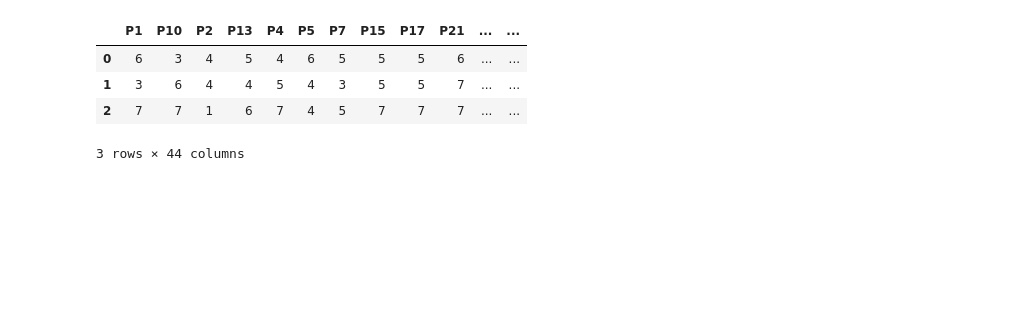
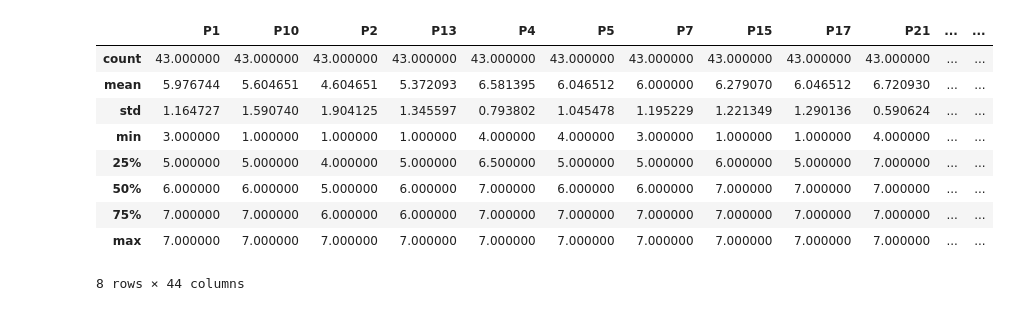
Before and after one commit to giseldo/artigo-autorregulacao, a Jupyter notebook: notebooks/estatistica descritiva assertivas.ipynb, the cells around one changed output. Cells and saved outputs as stored; diff of their text form; code cells hidden in the pictures; blank space fills up the shorter version.

```diff
--- a/notebooks/estatistica descritiva assertivas.ipynb
+++ b/notebooks/estatistica descritiva assertivas.ipynb
@@ -5,8 +13,13 @@ df = pd.read_csv('..\data\questionario_assertivas.csv', delimiter=';')
-# %%
-df.head(3)
-# %% [output]
-|  | P1 | P10 | P2 | P13 | P4 | P5 | P7 | P15 | P17 | P21 | ... | ... |
-| 0 | 6 | 3 | 4 | 5 | 4 | 6 | 5 | 5 | 5 | 6 | ... | ... |
-| 1 | 3 | 6 | 4 | 4 | 5 | 4 | 3 | 5 | 5 | 7 | ... | ... |
-| 2 | 7 | 7 | 1 | 6 | 7 | 4 | 5 | 7 | 7 | 7 | ... | ... |
-3 rows × 44 columns
+# %%
+df.describe()
+# %% [output]
+|  | P1 | P10 | P2 | P13 | P4 | P5 | P7 | P15 | P17 | P21 | ... | ... |
+| count | 43.000000 | 43.000000 | 43.000000 | 43.000000 | 43.000000 | 43.000000 | 43.000000 | 43.000000 | 43.000000 | 43.000000 | ... | ... |
+| mean | 5.976744 | 5.604651 | 4.604651 | 5.372093 | 6.581395 | 6.046512 | 6.000000 | 6.279070 | 6.046512 | 6.720930 | ... | ... |
+| std | 1.164727 | 1.590740 | 1.904125 | 1.345597 | 0.793802 | 1.045478 | 1.195229 | 1.221349 | 1.290136 | 0.590624 | ... | ... |
+| min | 3.000000 | 1.000000 | 1.000000 | 1.000000 | 4.000000 | 4.000000 | 3.000000 | 1.000000 | 1.000000 | 4.000000 | ... | ... |
+| 25% | 5.000000 | 5.000000 | 4.000000 | 5.000000 | 6.500000 | 5.000000 | 5.000000 | 6.000000 | 5.000000 | 7.000000 | ... | ... |
+| 50% | 6.000000 | 6.000000 | 5.000000 | 6.000000 | 7.000000 | 6.000000 | 6.000000 | 7.000000 | 7.000000 | 7.000000 | ... | ... |
+| 75% | 7.000000 | 7.000000 | 6.000000 | 6.000000 | 7.000000 | 7.000000 | 7.000000 | 7.000000 | 7.000000 | 7.000000 | ... | ... |
+| max | 7.000000 | 7.000000 | 7.000000 | 7.000000 | 7.000000 | 7.000000 | 7.000000 | 7.000000 | 7.000000 | 7.000000 | ... | ... |
+8 rows × 44 columns
```
Also changed, not shown: parts of 4 cells of this notebook, 4 other files.
